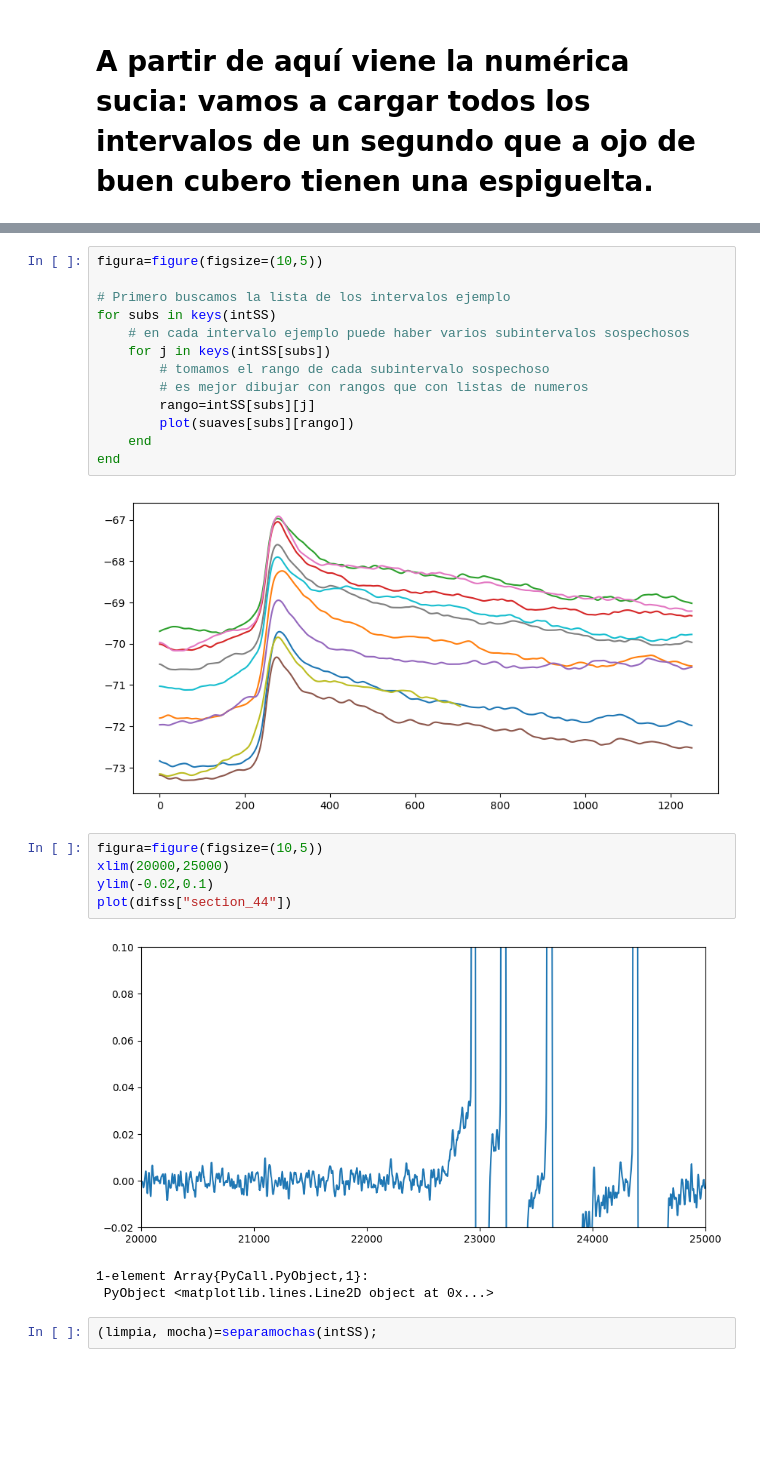
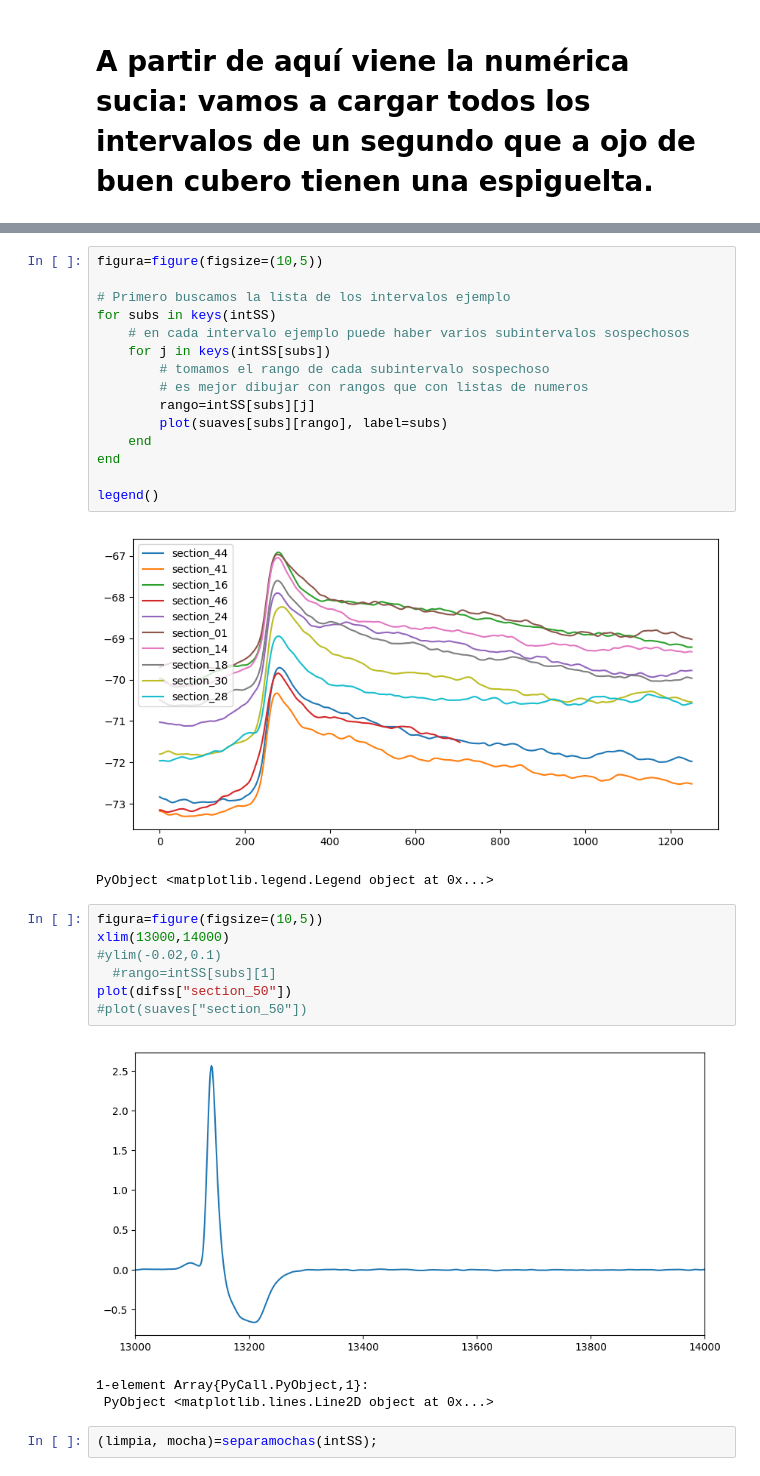
Before and after one commit to JoseJJAB/TrabajoCinvestav, a Jupyter notebook: SpikletDetection.ipynb, the cells around one changed output, grey strips where cells are left out. Cells and saved outputs as stored; diff of their text form; blank space fills up the shorter version.

```diff
--- a/SpikletDetection.ipynb
+++ b/SpikletDetection.ipynb
@@ -340,18 +350,23 @@ for subs in keys(intSS)
         # tomamos el rango de cada subintervalo sospechoso
         # es mejor dibujar con rangos que con listas de numeros
         rango=intSS[subs][j]
-        plot(suaves[subs][rango])
+        plot(suaves[subs][rango], label=subs)
     end
 end
+
+legend()
 # %% [output]
-[figure, old version]
+[figure, new version]
+PyObject <matplotlib.legend.Legend object at 0x...>
 # %%
 figura=figure(figsize=(10,5))
-xlim(20000,25000)
-ylim(-0.02,0.1)
-plot(difss["section_44"])
+xlim(13000,14000)
+#ylim(-0.02,0.1)
+  #rango=intSS[subs][1]
+plot(difss["section_50"])
+#plot(suaves["section_50"])
 # %% [output]
-[figure, old version]
+[figure, new version]
 1-element Array{PyCall.PyObject,1}:
  PyObject <matplotlib.lines.Line2D object at 0x...>
 # %%
```
Also changed, not shown: parts of 22 cells of this notebook.
